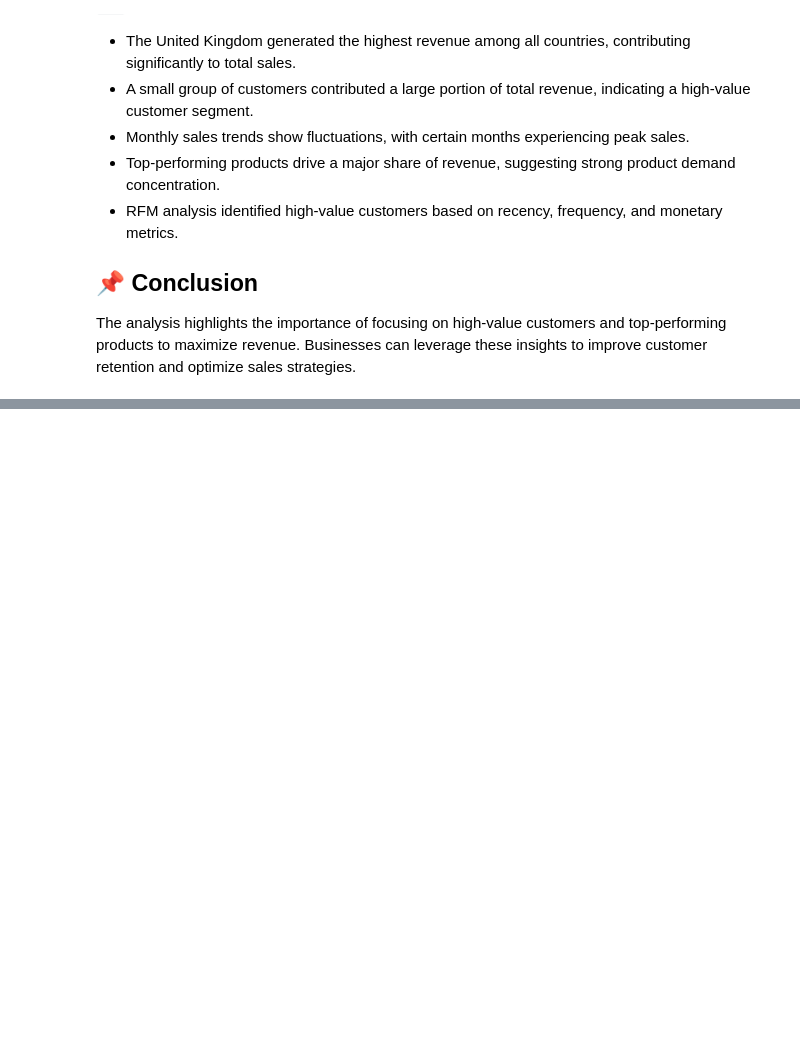
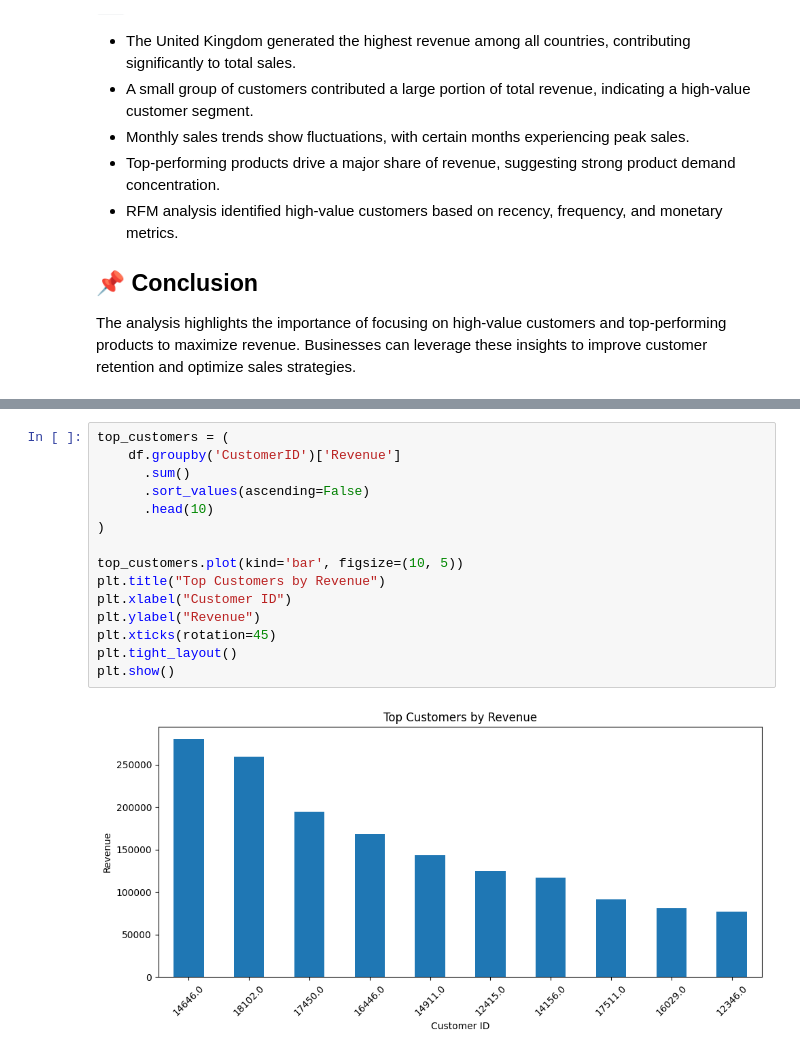
Before and after one commit to macjaybez0522-coder/ecommerce-sales-analysis, a Jupyter notebook: notebooks/analysis.ipynb, the cells around one changed output, grey strips where cells are left out. Drawn from its saved outputs; the diff is of its cells as text; blank space fills up the shorter version.

```diff
--- a/notebooks/analysis.ipynb
+++ b/notebooks/analysis.ipynb
@@ -195,0 +255,17 @@ The analysis highlights the importance of focusing on high-value customers and t
+# %%
+top_customers = (
+    df.groupby('CustomerID')['Revenue']
+      .sum()
+      .sort_values(ascending=False)
+      .head(10)
+)
+
+top_customers.plot(kind='bar', figsize=(10, 5))
+plt.title("Top Customers by Revenue")
+plt.xlabel("Customer ID")
+plt.ylabel("Revenue")
+plt.xticks(rotation=45)
+plt.tight_layout()
+plt.show()
+# %% [output]
+[figure, added]
```
Also changed, not shown: parts of 6 cells of this notebook.
